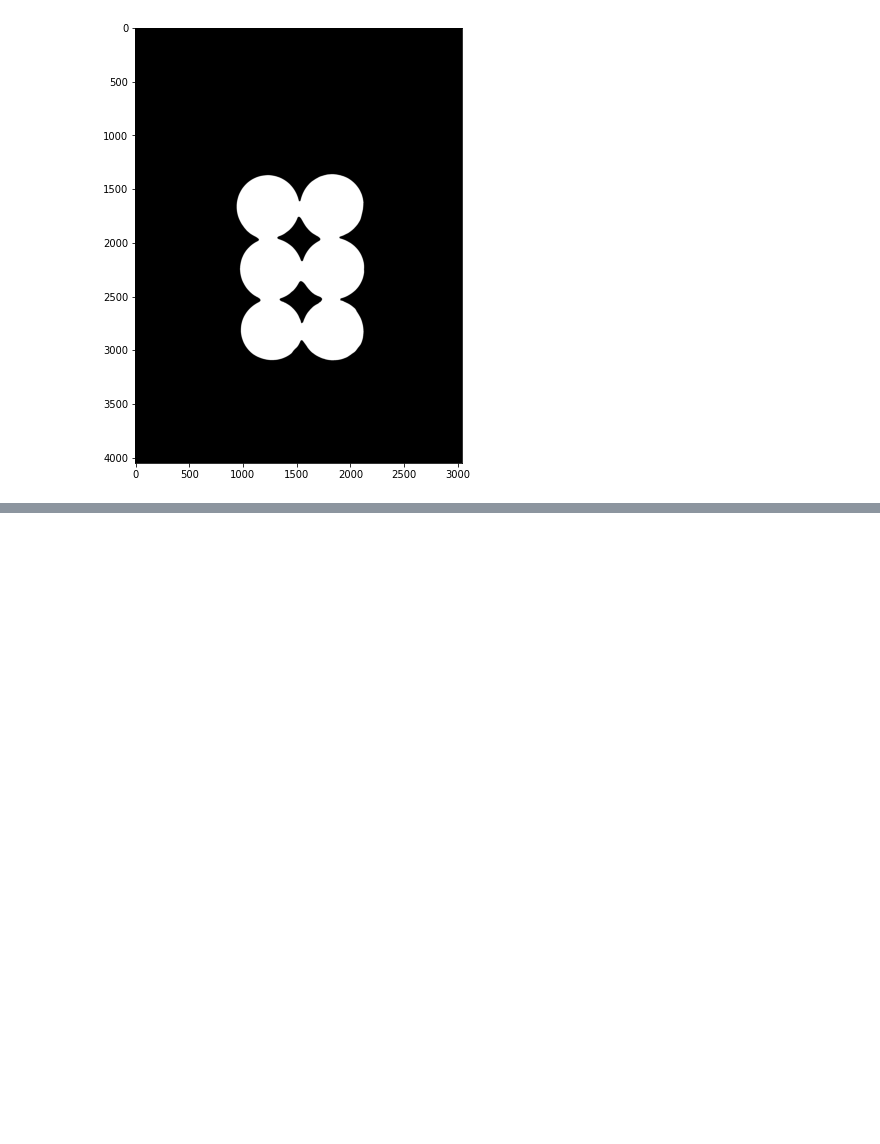
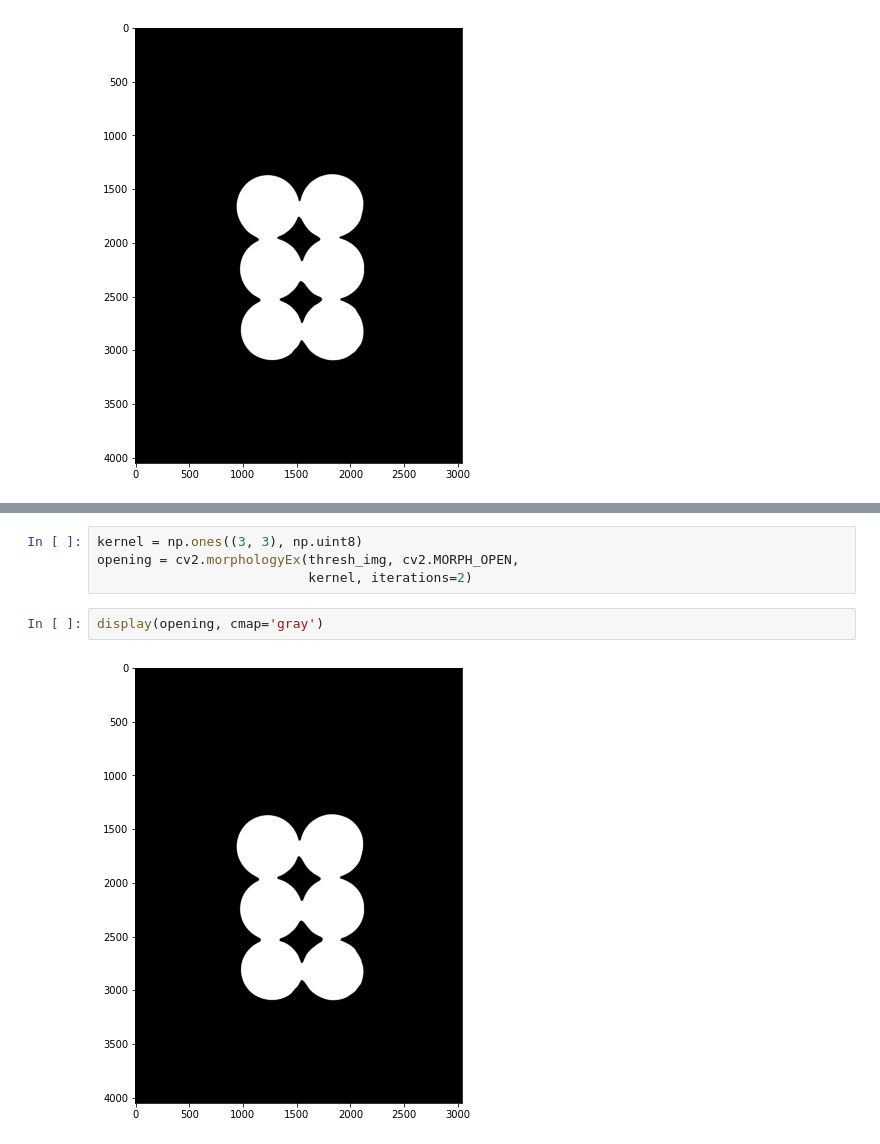
Before and after one commit to kriti-ixix/ai-1030, a Jupyter notebook: computer vision/watershed algorithm.ipynb, the cells around one changed output, grey strips where cells are left out. Saved outputs shown, nothing was run; the diff lists cells and outputs as text; blank space fills up the shorter version.

```diff
--- a/computer vision/watershed algorithm.ipynb
+++ b/computer vision/watershed algorithm.ipynb
@@ -30,0 +59,8 @@ display(thresh_img, 'gray')
+# %%
+kernel = np.ones((3, 3), np.uint8)
+opening = cv2.morphologyEx(thresh_img, cv2.MORPH_OPEN,
+                           kernel, iterations=2)
+# %%
+display(opening, cmap='gray')
+# %% [output]
+[figure, added]
```
Also changed, not shown: parts of 13 cells of this notebook.
